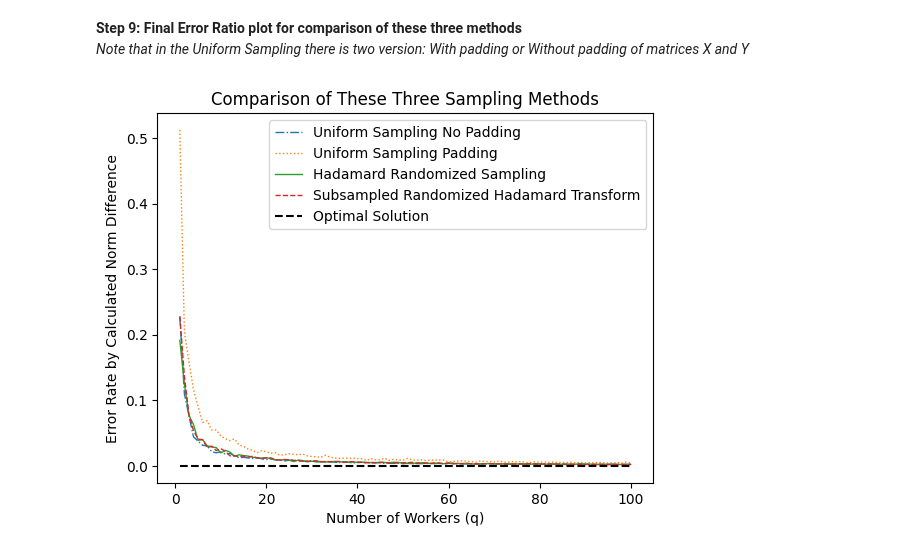
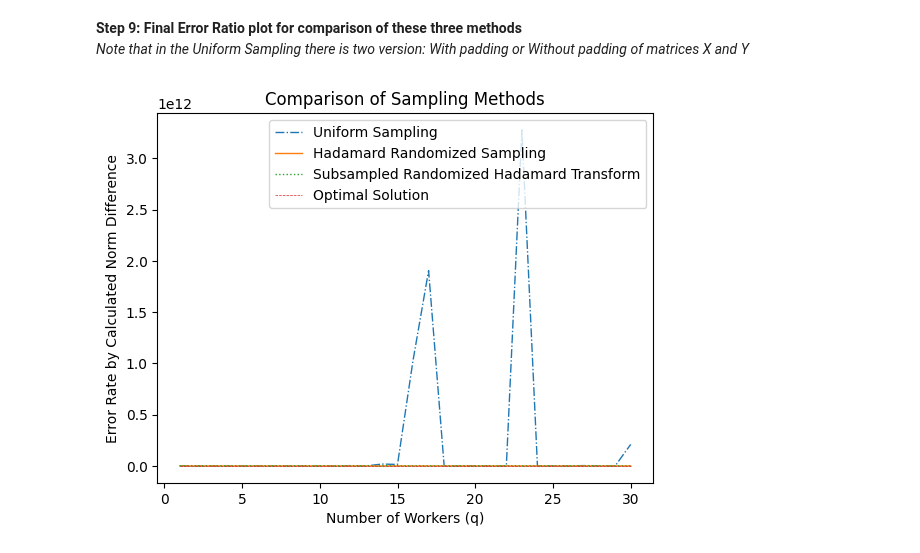
Before and after one commit to FergieLigaLlj/Statistical-Machine-Learning-Research-with-Pro.-Zhang-Zhixiang, a Jupyter notebook: Distributed Sketching for Randomized Optimization in Regression Training/step3_Uniform_HadamardRand_SRHT_Comparison/Three_Methods_Comparison.ipynb, the cells around one changed output. Cells and saved outputs as stored; diff of their text form; code cells hidden in the pictures.

```diff
--- a/Distributed Sketching for Randomized Optimization in Regression Training/step3_Uniform_HadamardRand_SRHT_Comparison/Three_Methods_Comparison.ipynb
+++ b/Distributed Sketching for Randomized Optimization in Regression Training/step3_Uniform_HadamardRand_SRHT_Comparison/Three_Methods_Comparison.ipynb
@@ -162,6 +96,6 @@ The norm difference between x_star_no_padding and x_star_padding is:
 # %%
-# e.g. our desired sketching size is m = 1000
-m = 1000
+# e.g. our desired sketching size is m = 819 = [8192/10]
+m = int(n/10)
 # Algorithm 1 inserting inside uniform sampling: Distributed Randomized Regression
 
 # S_k @ A here is just computed as A [uniformly_sampled_index]
@@ -174,7 +108,7 @@ def uniform_sampling_1(X,Y,n,m,q):
         index = np.random.choice(n, size=m, replace=False)
         X_sk = X[index]
         Y_sk = Y[index]
-        x_hat = solver(X_sk,Y_sk)
+        x_hat = np.linalg.inv(X_sk.T@X_sk)@X_sk.T@Y_sk
         x_hat_list.append(x_hat)
     x_bar = sum(x_hat_list) / q
     return x_bar
@@ -204,5 +144,4 @@ def fhm(X,Y):
 # %%
-# Step 2: Uniform sampling on the Hadamard transformed X
 def Hadamard_Randomized_Sampling_1(X, Y, n, m, q):
     X = np.array(X)
     Y = np.array(Y)
@@ -210,11 +149,9 @@ def Hadamard_Randomized_Sampling_1(X, Y, n, m, q):
     x_hat_list = []
     for k in range(q):
         index = np.random.choice(n, size=m, replace=False)
-        X_sk = X[index] / np.sqrt(m)
-        Y_sk = Y[index] / np.sqrt(m)
-        X_sk = np.array(X_sk)
-        Y_sk = np.array(Y_sk)
-        x_hat = solver(X_sk,Y_sk)
+        X_sk = X[index]
+        Y_sk = Y[index]
+        x_hat = np.linalg.inv(X_sk.T @ X_sk) @ X_sk.T @ Y_sk
         x_hat_list.append(x_hat)
     x_bar = sum(x_hat_list) / q
     return x_bar
@@ -237,8 +174,8 @@ def Subsampled_Randomized_Hadamard_Transform_1(X, Y, n, m, q):
 
         # Subsample m rows from the transformed matrices
         index = np.random.choice(n, size=m, replace=False)
-        X_sk = X_transformed[index] / np.sqrt(m)
-        Y_sk = Y_transformed[index] / np.sqrt(m)
+        X_sk = X_transformed[index]
+        Y_sk = Y_transformed[index]
 
         # Ensure subsampled matrices are numpy arrays
         X_sk = np.array(X_sk)
@@ -255,35 +192,33 @@ def Subsampled_Randomized_Hadamard_Transform_1(X, Y, n, m, q):
 **Step 9: Final Error Ratio plot for comparison of these three methods**<br>
 *Note that in the Uniform Sampling there is two version: With padding or Without padding of matrices X and Y*<br>
 # %%
-error_uniform_no_padding = []
-error_uniform_padding = []
-error_hadamard_rand = []
-error_SRHT = []
-error_star = np.zeros((100,1))
+# Calculate the error rate for each method
+error_uniform = []
+error_hadamard = []
+error_srht = []
+error_star = np.zeros((30,1))
 
 # Calculate the error rate for each method
-for q in range(1, 101):  # adjust the range as needed
-    x_bar_uniform_no_padding = uniform_sampling_1(X,Y,X.shape[0],m,q)
-    x_bar_uniform_padding = uniform_sampling_1(X_pad,Y_pad,X_pad.shape[0],m,q)
-    x_bar_hadamard_rand = Hadamard_Randomized_Sampling_1(X_pad,Y_pad,X_pad.shape[0],m,q)
-    x_bar_SRHT = Subsampled_Randomized_Hadamard_Transform_1(X_pad,Y_pad,X_pad.shape[0],m,q)
-    error_uniform_no_padding.append(error_ratio(X,Y,x_bar_uniform_no_padding,x_star_no_padding))
-    error_uniform_padding.append(error_ratio(X_pad,Y_pad,x_bar_uniform_padding,x_star_padding))
-    error_hadamard_rand.append(error_ratio(X_pad,Y_pad,x_bar_hadamard_rand,x_star_padding))
-    error_SRHT.append(error_ratio(X_pad,Y_pad,x_bar_SRHT,x_star_padding))
+for q in range(1, 31):  # adjust the range as needed
+    x_bar_uniform = uniform_sampling_1(X, Y, n, m, q)
+    x_bar_hadamard = Hadamard_Randomized_Sampling_1(X, Y, n, m, q)
+    x_bar_srht = Subsampled_Randomized_Hadamard_Transform_1(X, Y, n, m, q)
+    error_uniform_value = error_ratio(X, Y, x_bar_uniform, x_star)
+    error_hadamard_value = error_ratio(X, Y, x_bar_hadamard, x_star)
+    error_srht_value = error_ratio(X, Y, x_bar_srht, x_star)
+    error_uniform.append(error_uniform_value)  # uniform sampling error
+    error_hadamard.append(error_hadamard_value)
+    error_srht.append(error_srht_value)  # Hadamard error
+# Create the plot
+plt.plot(range(1, 31), error_uniform, label='Uniform Sampling',linestyle = '-.',linewidth = 1)
+plt.plot(range(1, 31), error_hadamard, label='Hadamard Randomized Sampling',linestyle = '-',linewidth = 1)
+plt.plot(range(1, 31), error_srht, label='Subsampled Randomized Hadamard Transform',linestyle = ':',linewidth = 1)
+plt.plot(range(1, 31), error_star, label='Optimal Solution', linestyle='--',linewidth = 0.5)
 
-# Create the plot
-plt.plot(range(1, 101), error_uniform_no_padding, label='Uniform Sampling No Padding',linestyle = '-.',linewidth = 1)
-plt.plot(range(1, 101),error_uniform_padding,label='Uniform Sampling Padding',linestyle = ':',linewidth = 1)
-plt.plot(range(1, 101), error_hadamard_rand, label='Hadamard Randomized Sampling',linestyle = '-',linewidth = 1)
-plt.plot(range(1, 101), error_SRHT, label='Subsampled Randomized Hadamard Transform',linestyle = '--',linewidth = 1)
-plt.plot(range(1, 101), error_star, label='Optimal Solution', linestyle='--',color = 'black')
-
-# Add labels and title
 plt.xlabel('Number of Workers (q)')
 plt.ylabel('Error Rate by Calculated Norm Difference')
-plt.title('Comparison of These Three Sampling Methods')
+plt.title('Comparison of Sampling Methods')
 plt.legend()
 plt.show()
 # %% [output]
-[figure, old version]
+[figure, new version]
```
Also changed, not shown: parts of 13 cells of this notebook, 10 other files.
